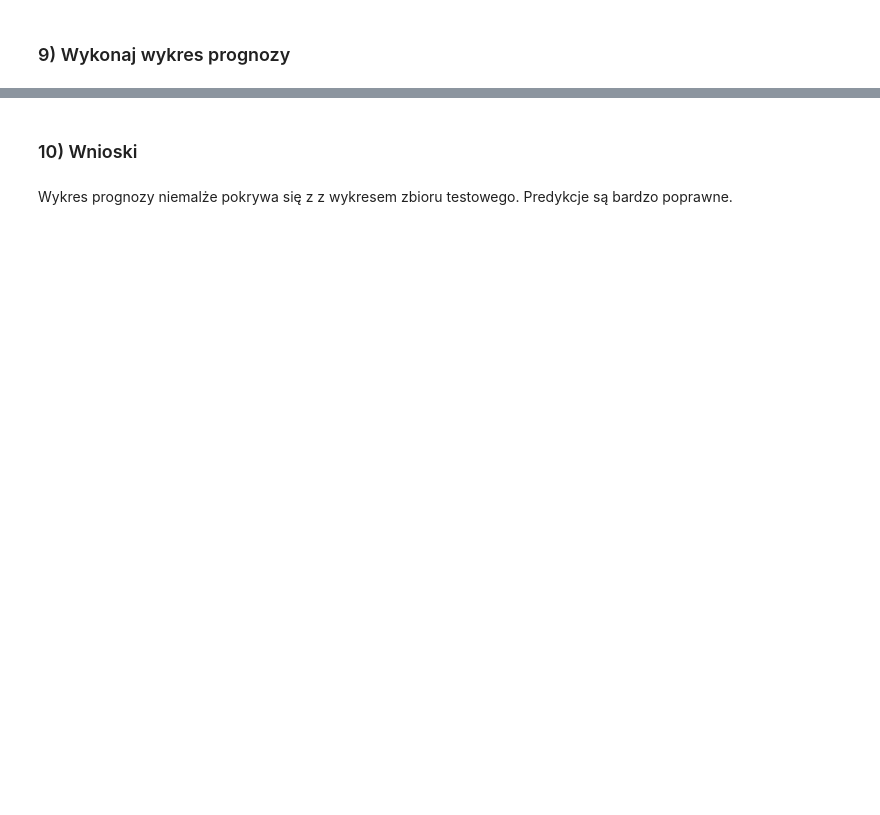
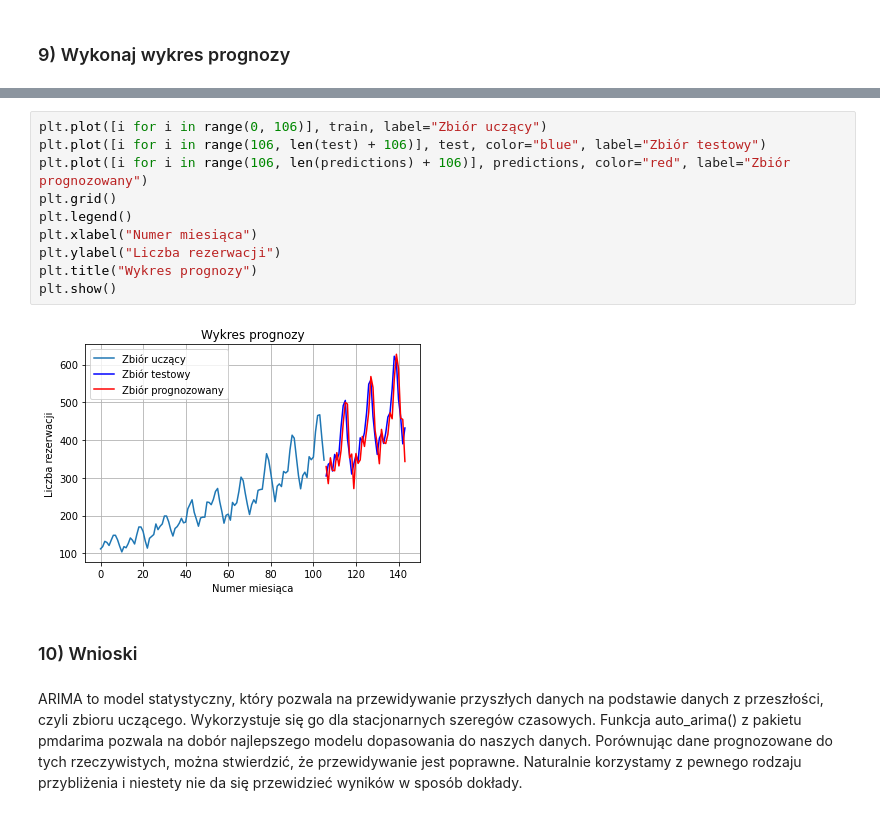
Before and after one commit to Artur-Mzyk/Analiza_i_bazy_danych, a Jupyter notebook: Lab10/raport.ipynb, the cells around one changed output, grey strips where cells are left out. Drawn from its saved outputs; the diff is of its cells as text; blank space fills up the shorter version.

```diff
--- a/Lab10/raport.ipynb
+++ b/Lab10/raport.ipynb
@@ -303,4 +324,16 @@ plt.show()
+# %%
+plt.plot([i for i in range(0, 106)], train, label="Zbiór uczący")
+plt.plot([i for i in range(106, len(test) + 106)], test, color="blue", label="Zbiór testowy")
+plt.plot([i for i in range(106, len(predictions) + 106)], predictions, color="red", label="Zbiór prognozowany")
+plt.grid()
+plt.legend()
+plt.xlabel("Numer miesiąca")
+plt.ylabel("Liczba rezerwacji")
+plt.title("Wykres prognozy")
+plt.show()
+# %% [output]
+[figure, added]
 # %% [markdown]
 ### 10) Wnioski
-# %% [markdown]
-Wykres prognozy niemalże pokrywa się z z wykresem zbioru testowego. Predykcje są bardzo poprawne.
+# %% [markdown]
+ARIMA to model statystyczny, który pozwala na przewidywanie przyszłych danych na podstawie danych z przeszłości, czyli zbioru uczącego. Wykorzystuje się go dla stacjonarnych szeregów czasowych. Funkcja auto_arima() z pakietu pmdarima pozwala na dobór najlepszego modelu dopasowania do naszych danych. Porównując dane prognozowane do tych rzeczywistych, można stwierdzić, że przewidywanie jest poprawne. Naturalnie korzystamy z pewnego rodzaju przybliżenia i niestety nie da się przewidzieć wyników w sposób dokłady.
```
Also changed, not shown: parts of 15 cells of this notebook, 1 other file.
